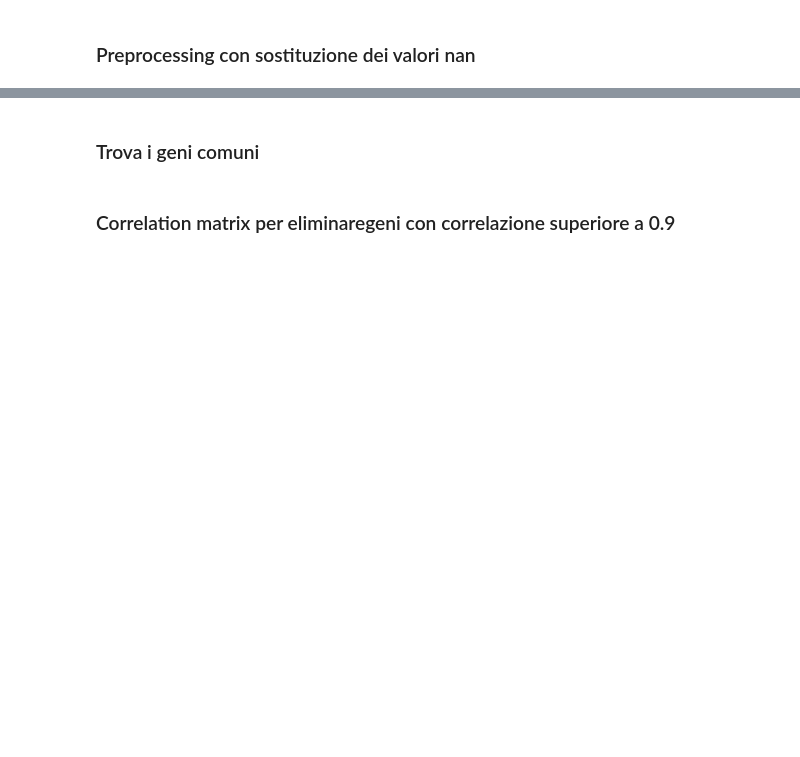
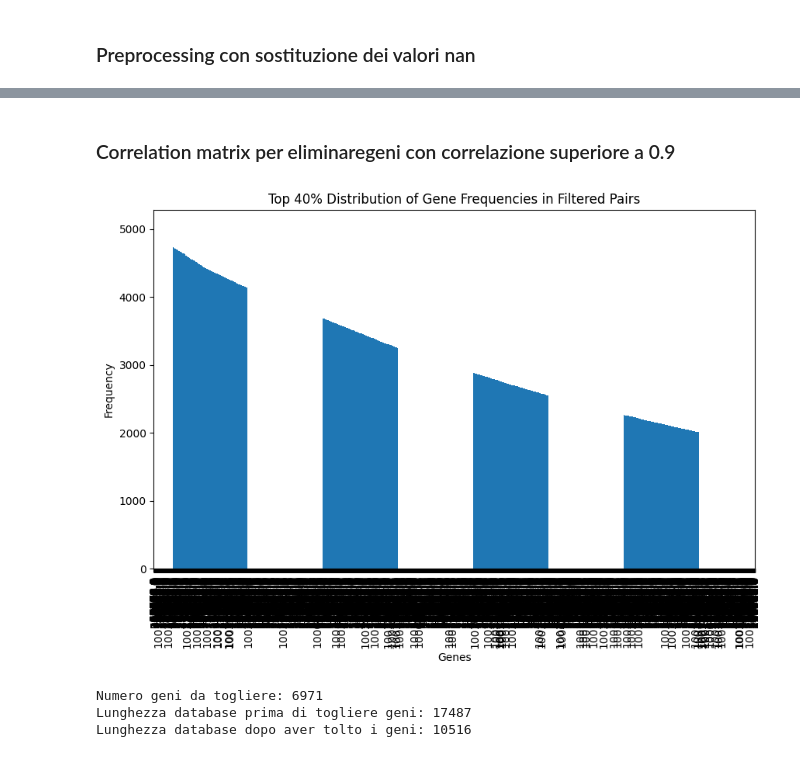
Before and after one commit to alesmk/CHL, a Jupyter notebook: src/Preprocessing.ipynb, the cells around one changed output, grey strips where cells are left out. Drawn from its saved outputs; the diff is of its cells as text; code cells hidden in the pictures; blank space fills up the shorter version.

```diff
--- a/src/Preprocessing.ipynb
+++ b/src/Preprocessing.ipynb
@@ -66,5 +82,3 @@ ds_lusc = processing_ds(lusc_url)
 ds_skcm = processing_ds(skcm_url)
 # %%
 ds_coadread = processing_ds(coadread_url)
-# %% [markdown]
-### Trova i geni comuni
@@ -156 +268,8 @@ def remove_genes(ds, threshold, count = 20):
+# %%
+ds_coadread = remove_genes(ds_coadread, threshold)
+# %% [output]
+[figure, added]
+Numero geni da togliere: 6971
+Lunghezza database prima di togliere geni: 17487
+Lunghezza database dopo aver tolto i geni: 10516
 # %%
```
Also changed, not shown: parts of 14 cells of this notebook, 17 other files.
